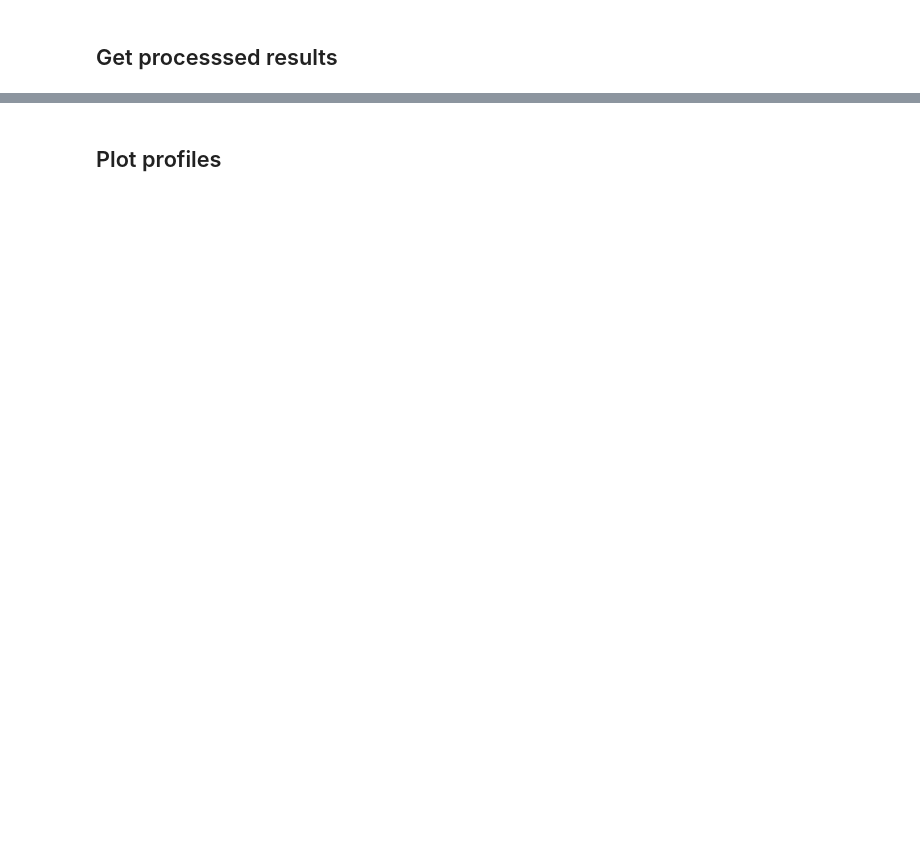
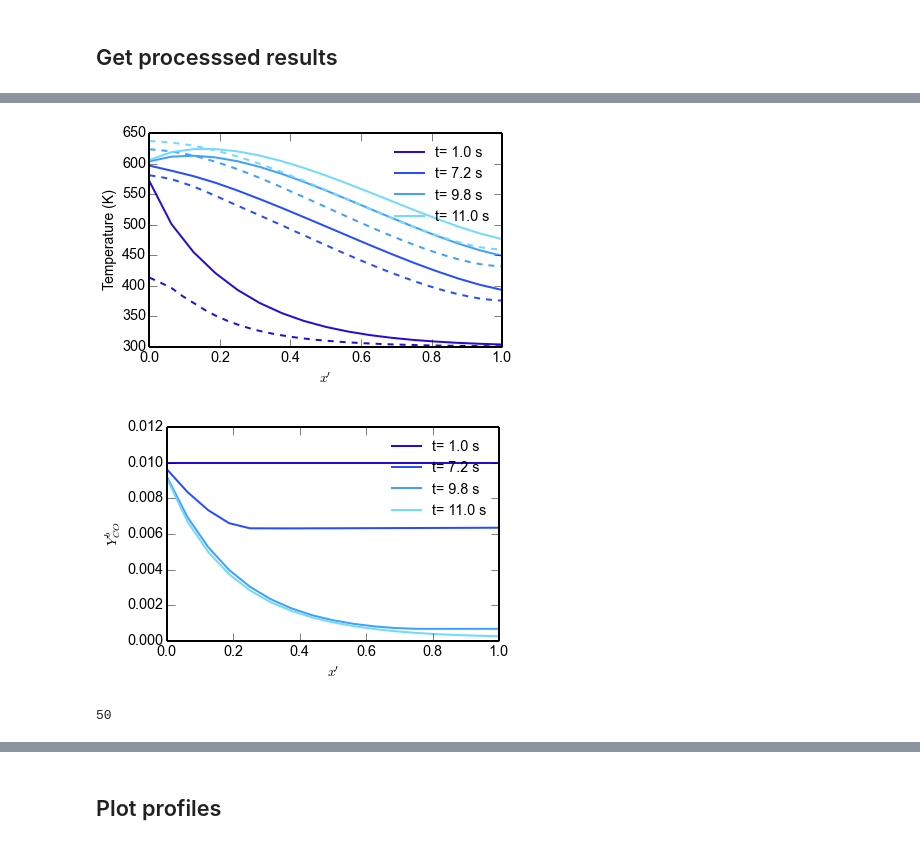
Before and after one commit to janvonrickenbach/sim-note-books, a Jupyter notebook: TabulationTest.ipynb, the cells around one changed output, grey strips where cells are left out. Saved outputs shown, nothing was run; the diff lists cells and outputs as text; code cells hidden in the pictures; blank space fills up the shorter version.

```diff
--- a/TabulationTest.ipynb
+++ b/TabulationTest.ipynb
@@ -533,0 +1129,37 @@ for sim in filter_simulations(sims):
+# %%
+local_sim = filter_simulations(sims,group="paper_sims",steady=False,porosity=81,mf=0.01,Dp=0.002)[0]
+
+fig, ax = get_figs(2)
+indices = [4,35,48,54]
+colors = np.loadtxt("colors")[:,-3:]/255
+
+for co,idx in zip(colors,indices):
+    time = local_sim.sim_info["time"][idx]/1000.0
+    label = " ".join(["t=",str(time),"s"])
+    x_coord = np.linspace(0,1,len(local_sim.result_time["Ts_avg"][idx]))
+    ax[0].plot(x_coord,local_sim.result_time["Ts_avg"][idx][::1],'--',color=co)
+    ax[0].plot(x_coord[::2],local_sim.result_time["T_avg"][idx][::2],color=co,label=label)
+    ax[1].plot(x_coord[::2],local_sim.result_time["CO_avg"][idx][::2],color=co,label=label)
+
+ax[0].set_xlabel("$x'$ ")
+ax[0].set_ylabel("Temperature (K)")
+
+ax[1].set_xlabel("$x'$ ")
+ax[1].set_ylabel("$Y^b_{CO}$ ")
+
+
+ax[0].legend(frameon=False,loc=0)
+ax[1].legend(frameon=False,loc=0)
+
+ext = ".pdf"
+names = ["spatial_temp","spatial_CO"]
+for fi,name in zip(fig,names):
+    fi.tight_layout()
+    fi.savefig(os.path.join("pics_3",name+ext))
+# %% [output]
+[figure, added]
+[figure, added]
+# %%
+len(local_sim.result_time["Ts_avg"])
+# %% [output]
+50
```
Also changed, not shown: parts of 54 cells of this notebook, 2 other files.
